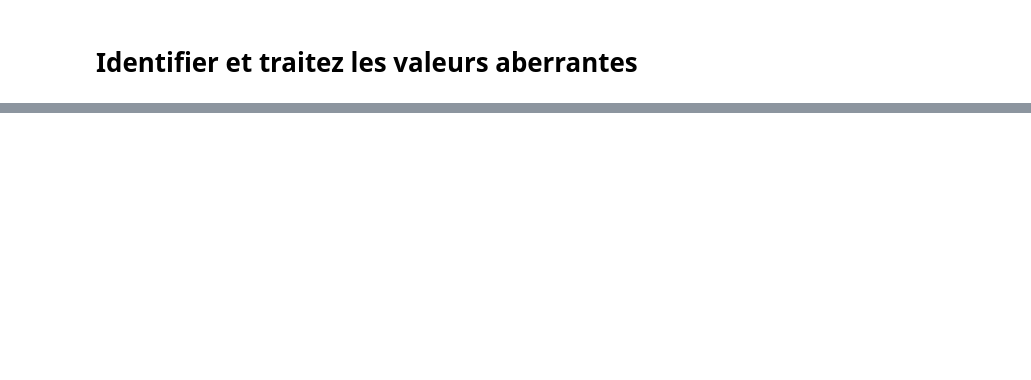
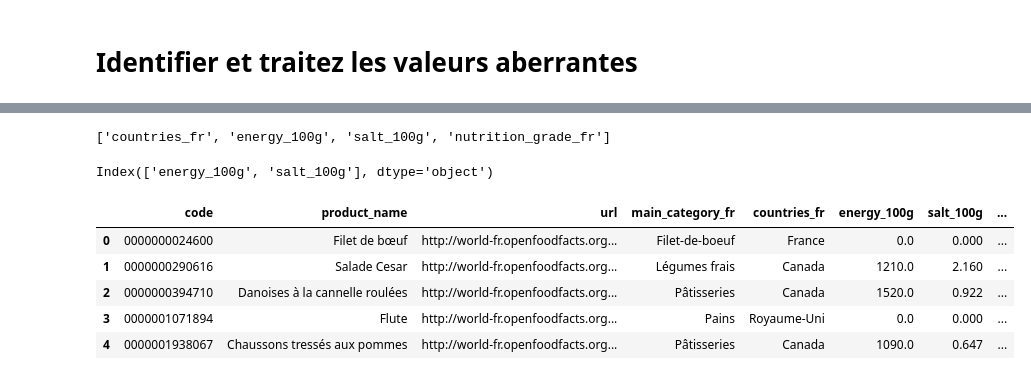
Before and after one commit to Belin27000/P3_publicHealth, a Jupyter notebook: P3_publicHealth.ipynb, the cells around one changed output, grey strips where cells are left out. Cells and saved outputs as stored; diff of their text form; code cells hidden in the pictures; blank space fills up the shorter version.

```diff
--- a/P3_publicHealth.ipynb
+++ b/P3_publicHealth.ipynb
@@ -447,0 +579,21 @@ r= data_filtered['origins_tags'].unique()
+# %%
+selected
+# %% [output]
+['countries_fr', 'energy_100g', 'salt_100g', 'nutrition_grade_fr']
+# %%
+quantitative_features.columns
+# %% [output]
+Index(['energy_100g', 'salt_100g'], dtype='object')
+# %%
+for feature in selected:
+    if feature in quantitative_features.columns:
+        data_filtered[feature]=data_filtered[feature].fillna(0)
+
+data_filtered.head()
+# %% [output]
+|  | code | product_name | url | main_category_fr | countries_fr | energy_100g | salt_100g | ... |
+| 0 | 0000000024600 | Filet de bœuf | http://world-fr.openfoodfacts.org... | Filet-de-boeuf | France | 0.0 | 0.000 | ... |
+| 1 | 0000000290616 | Salade Cesar | http://world-fr.openfoodfacts.org... | Légumes frais | Canada | 1210.0 | 2.160 | ... |
+| 2 | 0000000394710 | Danoises à la cannelle roulées | http://world-fr.openfoodfacts.org... | Pâtisseries | Canada | 1520.0 | 0.922 | ... |
+| 3 | 0000001071894 | Flute | http://world-fr.openfoodfacts.org... | Pains | Royaume-Uni | 0.0 | 0.000 | ... |
+| 4 | 0000001938067 | Chaussons tressés aux pommes | http://world-fr.openfoodfacts.org... | Pâtisseries | Canada | 1090.0 | 0.647 | ... |
```
Also changed, not shown: parts of 34 cells of this notebook.
